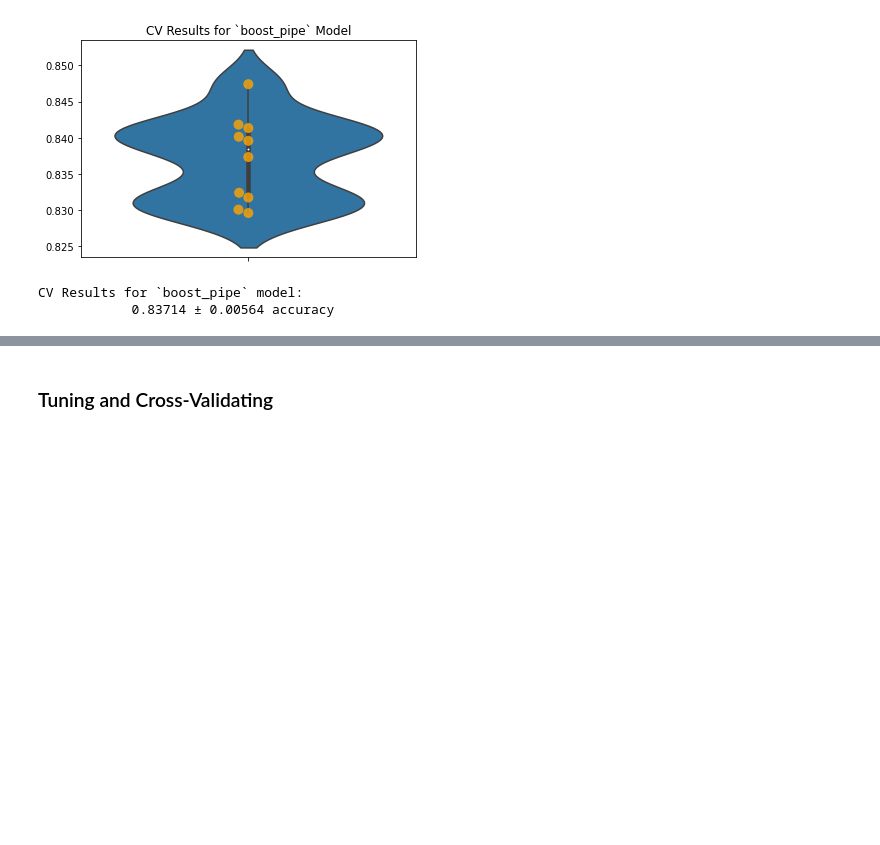
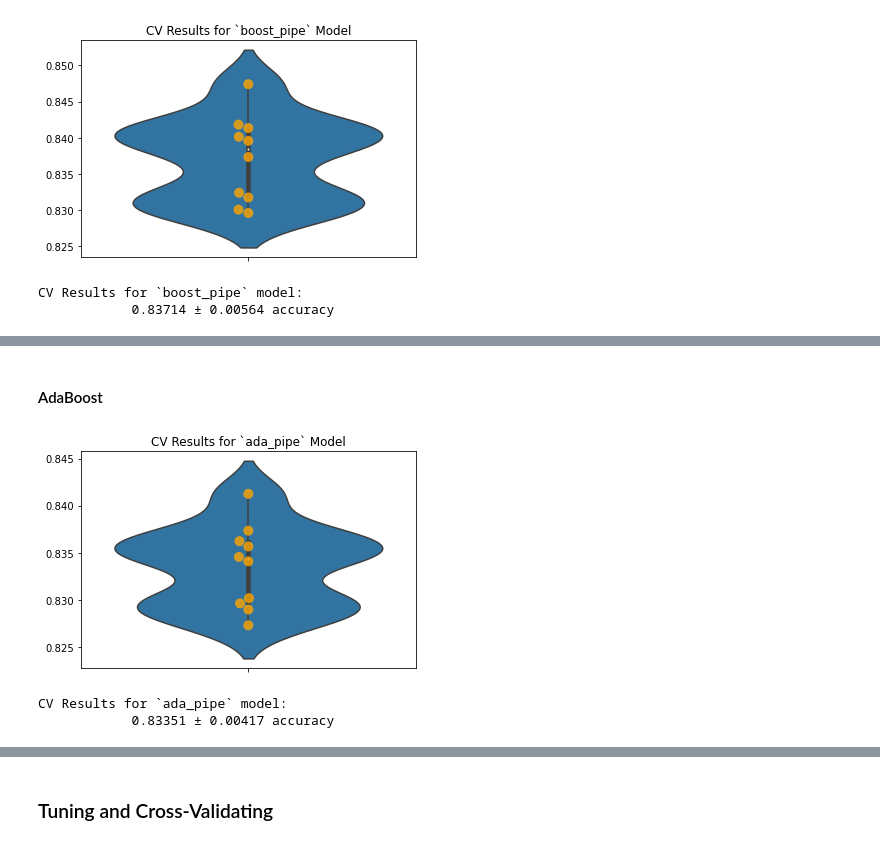
Before and after one commit to ZachRauch/Flu-Shot-Learning, a Jupyter notebook: Workspace/Workflow_With_Pipelines.ipynb, the cells around one changed output, grey strips where cells are left out. Saved outputs shown, nothing was run; the diff lists cells and outputs as text; code cells hidden in the pictures; blank space fills up the shorter version.

```diff
--- a/Workspace/Workflow_With_Pipelines.ipynb
+++ b/Workspace/Workflow_With_Pipelines.ipynb
@@ -434,3 +522,12 @@ boost_pipe.print_cv_summary()
 # %% [output]
 CV Results for `boost_pipe` model:
             0.83714 ± 0.00564 accuracy
+# %%
+gbc_model_pipe.fit(X_train1, y_train1)
+y_hat = gbc_model_pipe.predict(X_test1)
+print(f"""
+Our final model's accuracy on the test set is {round(accuracy_score(y_test1, y_hat), 2)}. \n
+Our final model's recall on the test set is {round(recall_score(y_test1, y_hat), 2)} \n
+Our final model's precision on the test set is {round(precision_score(y_test1, y_hat), 2)} \n
+Our final model's f1-score on the test is {round(f1_score(y_test1, y_hat), 2)}.
+""")
@@ -436,0 +542,21 @@ CV Results for `boost_pipe` model:
+# %% [markdown]
+#### AdaBoost
+# %%
+ada = AdaBoostClassifier()
+ada_model_pipe = Pipeline([('ct', ct), ('ada', ada)])
+# %%
+ada_pipe = ModelWithCV(model=ada_model_pipe,
+                         model_name='ada_pipe',
+                         X=X_train1,
+                         y=y_train1)
+# %%
+fig, ax = plt.subplots()
+
+ada_pipe.plot_cv(ax=ax);
+# %% [output]
+[figure, added]
+# %%
+ada_pipe.print_cv_summary()
+# %% [output]
+CV Results for `ada_pipe` model:
+            0.83351 ± 0.00417 accuracy
```
Also changed, not shown: parts of 63 cells of this notebook.
